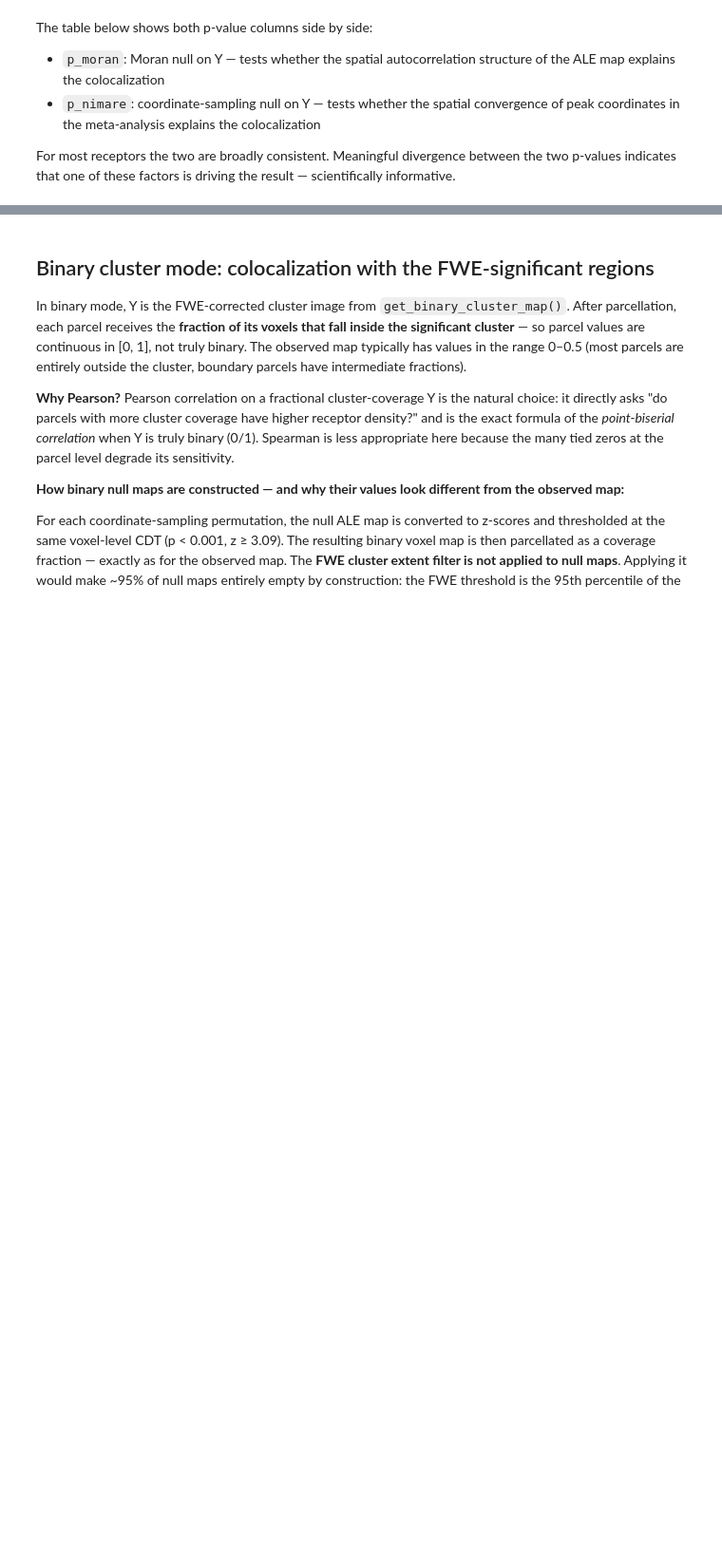
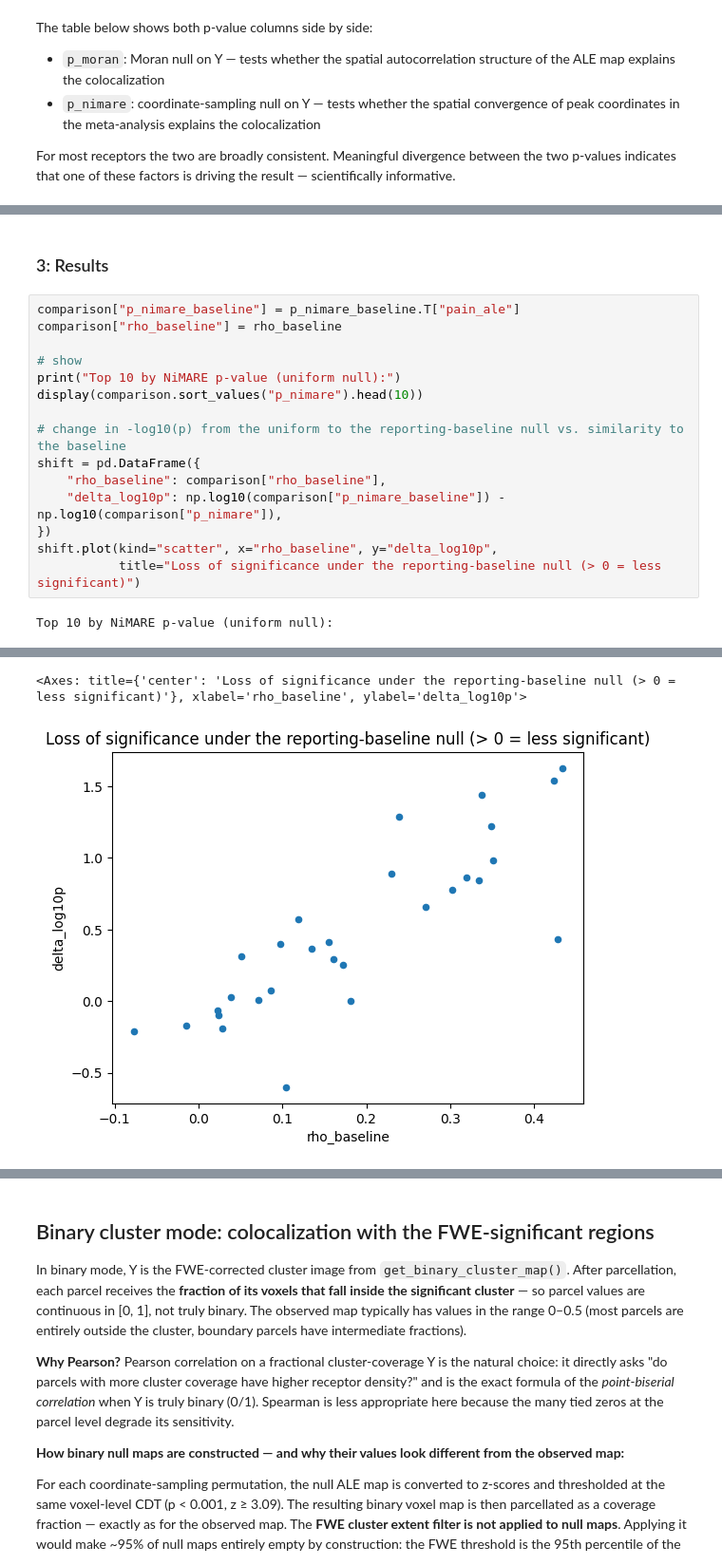
Before and after one commit to LeonDLotter/NiSpace, a Jupyter notebook: docs/nb_introduction/intro12_nimare_integration.ipynb, the cells around one changed output, grey strips where cells are left out. Shown at 95% size. Saved outputs shown, nothing was run; the diff lists cells and outputs as text; blank space fills up the shorter version.

```diff
--- a/docs/nb_introduction/intro12_nimare_integration.ipynb
+++ b/docs/nb_introduction/intro12_nimare_integration.ipynb
@@ -409,0 +589,19 @@ Top 10 by NiMARE p-value:
+# %% [markdown]
+### 3: Results
+# %%
+comparison["p_nimare_baseline"] = p_nimare_baseline.T["pain_ale"]
+comparison["rho_baseline"] = rho_baseline
+
+# show
+print("Top 10 by NiMARE p-value (uniform null):")
+display(comparison.sort_values("p_nimare").head(10))
+
+# change in -log10(p) from the uniform to the reporting-baseline null vs. similarity to the baseline
+shift = pd.DataFrame({
+    "rho_baseline": comparison["rho_baseline"],
+    "delta_log10p": np.log10(comparison["p_nimare_baseline"]) - np.log10(comparison["p_nimare"]),
+})
+shift.plot(kind="scatter", x="rho_baseline", y="delta_log10p",
+           title="Loss of significance under the reporting-baseline null (> 0 = less significant)")
+# %% [output]
+Top 10 by NiMARE p-value (uniform null):
@@ -409,0 +620,2 @@ Top 10 by NiMARE p-value:
+<Axes: title={'center': 'Loss of significance under the reporting-baseline null (> 0 = less significant)'}, xlabel='rho_baseline', ylabel='delta_log10p'>
+[figure, added]
```
Also changed, not shown: parts of 27 cells of this notebook, 5 other files.
